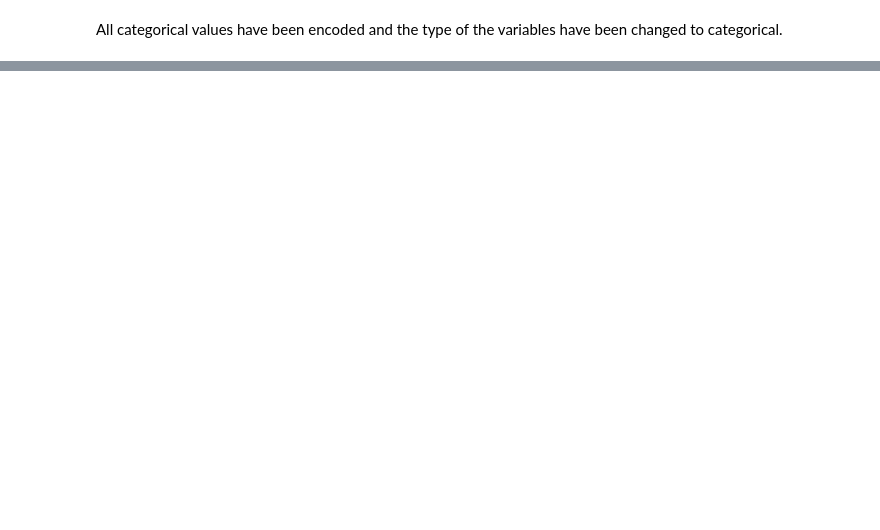
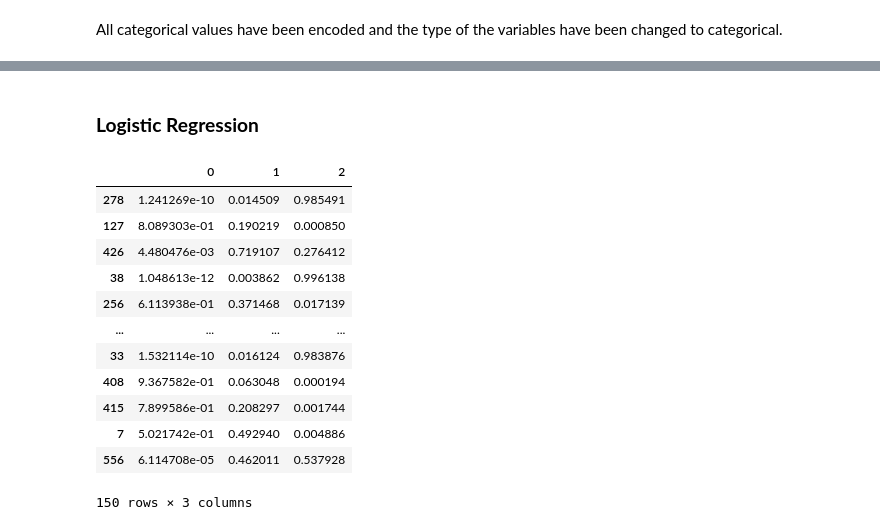
Before and after one commit to Otsemeuno/Multinomial-Regression, a Jupyter notebook: Untitled0.ipynb, the cells around one changed output, grey strips where cells are left out. Saved outputs shown, nothing was run; the diff lists cells and outputs as text; code cells hidden in the pictures; blank space fills up the shorter version.

```diff
--- a/Untitled0.ipynb
+++ b/Untitled0.ipynb
@@ -429,0 +476,5 @@ All categorical values have been encoded and the type of the variables have been
+# %%
+#fitting the variable in a linear regression model
+logit_model_linearity=sm.MNLogit(ytrain,sm.add_constant(linearity_variable))
+result =  logit_model_linearity.fit()
+print(result.summary())
@@ -429,0 +660,20 @@ All categorical values have been encoded and the type of the variables have been
+# %% [markdown]
+### **Logistic Regression**
+# %%
+xtest = sm.add_constant(xtest)
+y_pred = result.predict(xtest)
+y_pred
+# %% [output]
+|  | 0 | 1 | 2 |
+| 278 | 1.241269e-10 | 0.014509 | 0.985491 |
+| 127 | 8.089303e-01 | 0.190219 | 0.000850 |
+| 426 | 4.480476e-03 | 0.719107 | 0.276412 |
+| 38 | 1.048613e-12 | 0.003862 | 0.996138 |
+| 256 | 6.113938e-01 | 0.371468 | 0.017139 |
+| ... | ... | ... | ... |
+| 33 | 1.532114e-10 | 0.016124 | 0.983876 |
+| 408 | 9.367582e-01 | 0.063048 | 0.000194 |
+| 415 | 7.899586e-01 | 0.208297 | 0.001744 |
+| 7 | 5.021742e-01 | 0.492940 | 0.004886 |
+| 556 | 6.114708e-05 | 0.462011 | 0.537928 |
+150 rows × 3 columns
```
Also changed, not shown: parts of 47 cells of this notebook.
